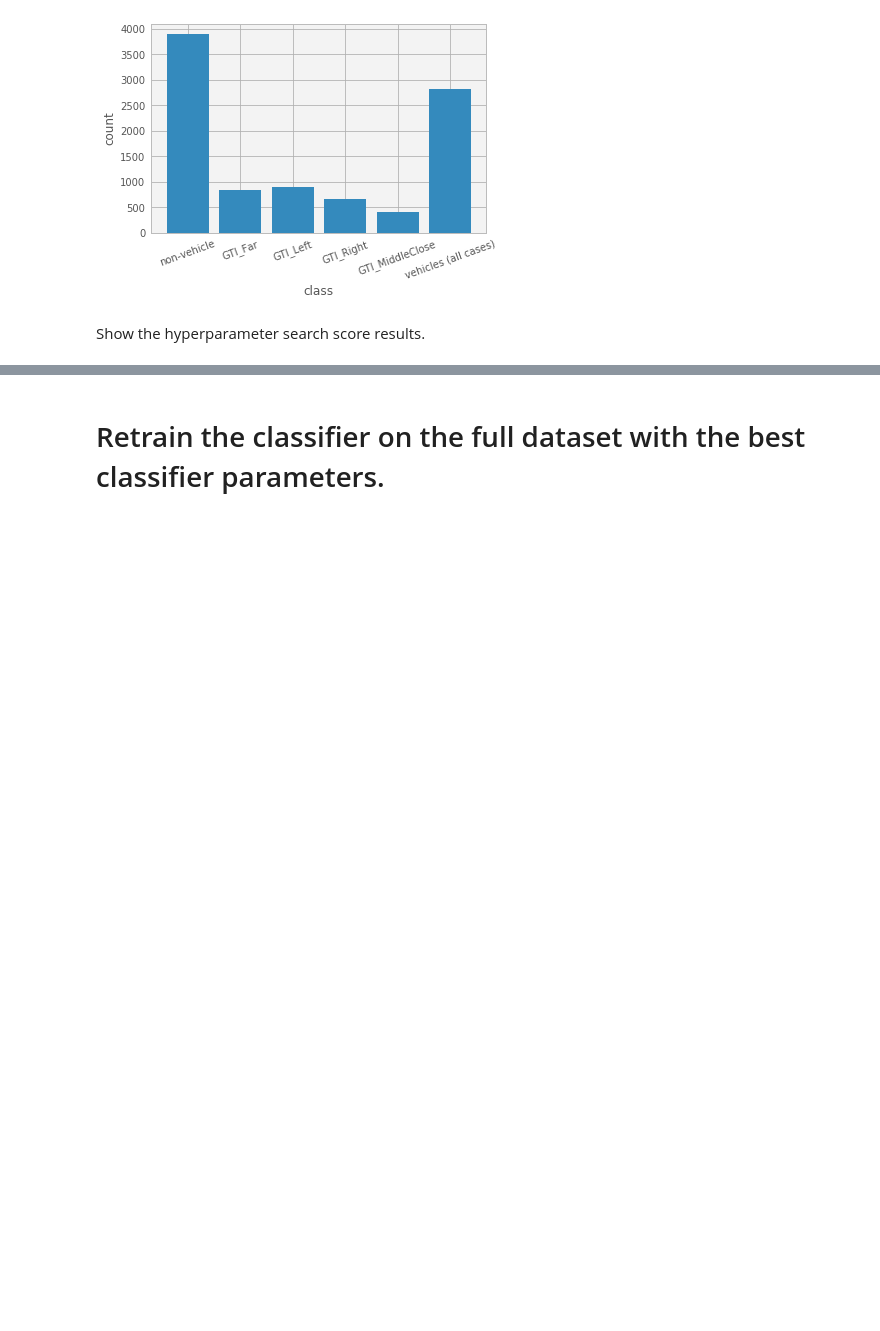
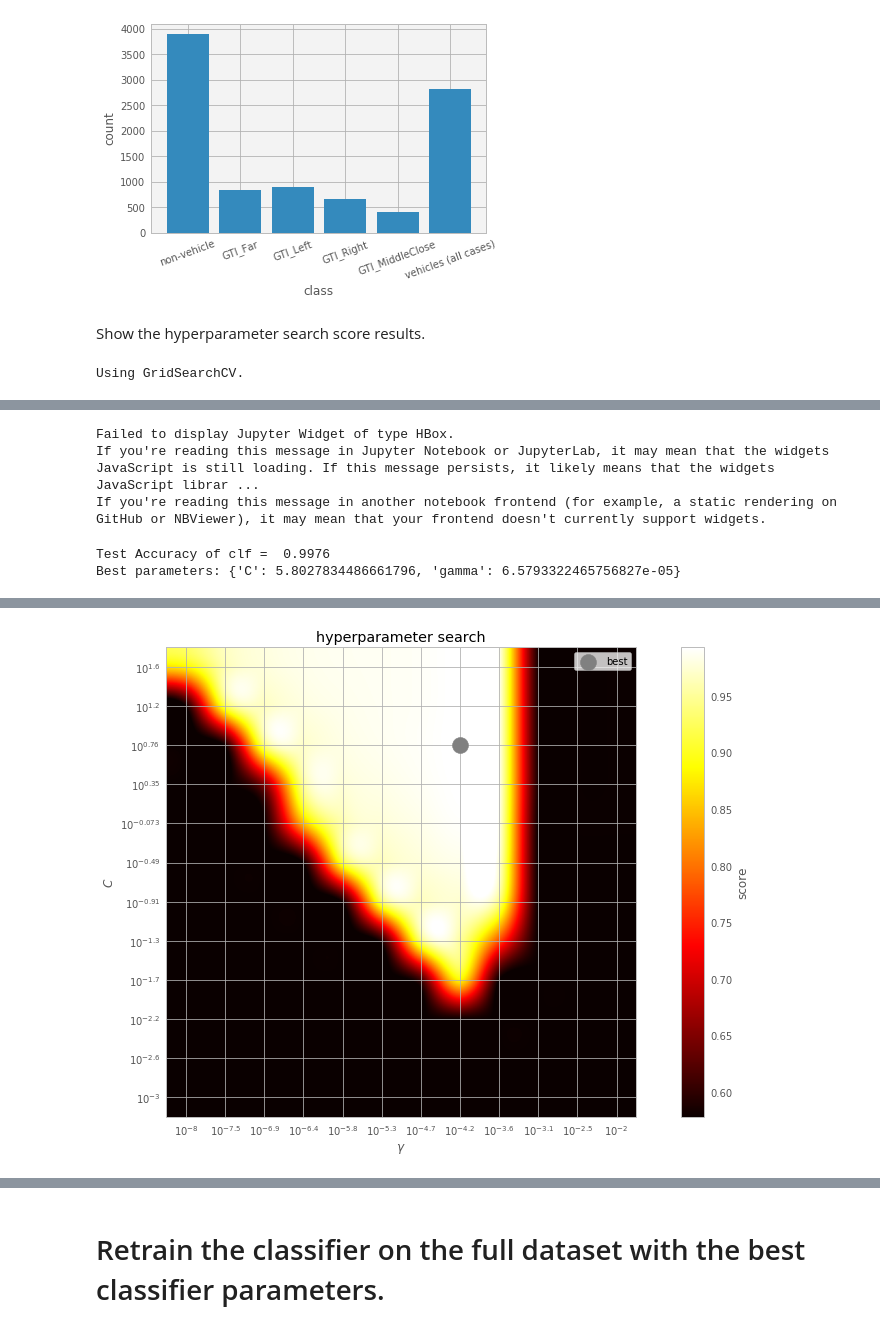
Before and after one commit to tsbertalan/vehicleDetection, a Jupyter notebook: Vehicle Detection - detector object.ipynb, the cells around one changed output, grey strips where cells are left out. Saved outputs shown, nothing was run; the diff lists cells and outputs as text; code cells hidden in the pictures; blank space fills up the shorter version.

```diff
--- a/Vehicle Detection - detector object.ipynb
+++ b/Vehicle Detection - detector object.ipynb
@@ -106,0 +109,27 @@ Show the hyperparameter search score results.
+# %%
+%%time
+
+if hyperparameterSearch:
+
+    # Do a hyperparameter search.
+    detector = vehicleDetection.detector.Detector(
+        clfParameters=dict(
+            C=np.logspace(-3, 1.6, 12),
+            gamma=np.logspace(-8, -2, 12),
+        )
+    )
+    detector.fit(
+        imageWindows,
+        windowClasses,
+    )
+
+
+    # Extract the best parameters.
+    best_params_ = detector.clf.best_params_
+
+    # Extract the grid search cases for plotting.
+    scores = [sc.mean_validation_score for sc in detector.clf.grid_scores_]
+    Cs = [sc.parameters['C'] for sc in detector.clf.grid_scores_]
+    gammas = [sc.parameters['gamma'] for sc in detector.clf.grid_scores_]
+# %% [output]
+Using GridSearchCV.
@@ -106,0 +138,5 @@ Show the hyperparameter search score results.
+Failed to display Jupyter Widget of type HBox.
+If you're reading this message in Jupyter Notebook or JupyterLab, it may mean that the widgets JavaScript is still loading. If this message persists, it likely means that the widgets JavaScript librar ...
+If you're reading this message in another notebook frontend (for example, a static rendering on GitHub or NBViewer), it may mean that your frontend doesn't currently support widgets.
+Test Accuracy of clf =  0.9976
+Best parameters: {'C': 5.8027834486661796, 'gamma': 6.5793322465756827e-05}
@@ -107 +145,2 @@ Show the hyperparameter search score results.
+[figure, added]
 # %%
```
Also changed, not shown: parts of 9 cells of this notebook, 3 other files.
